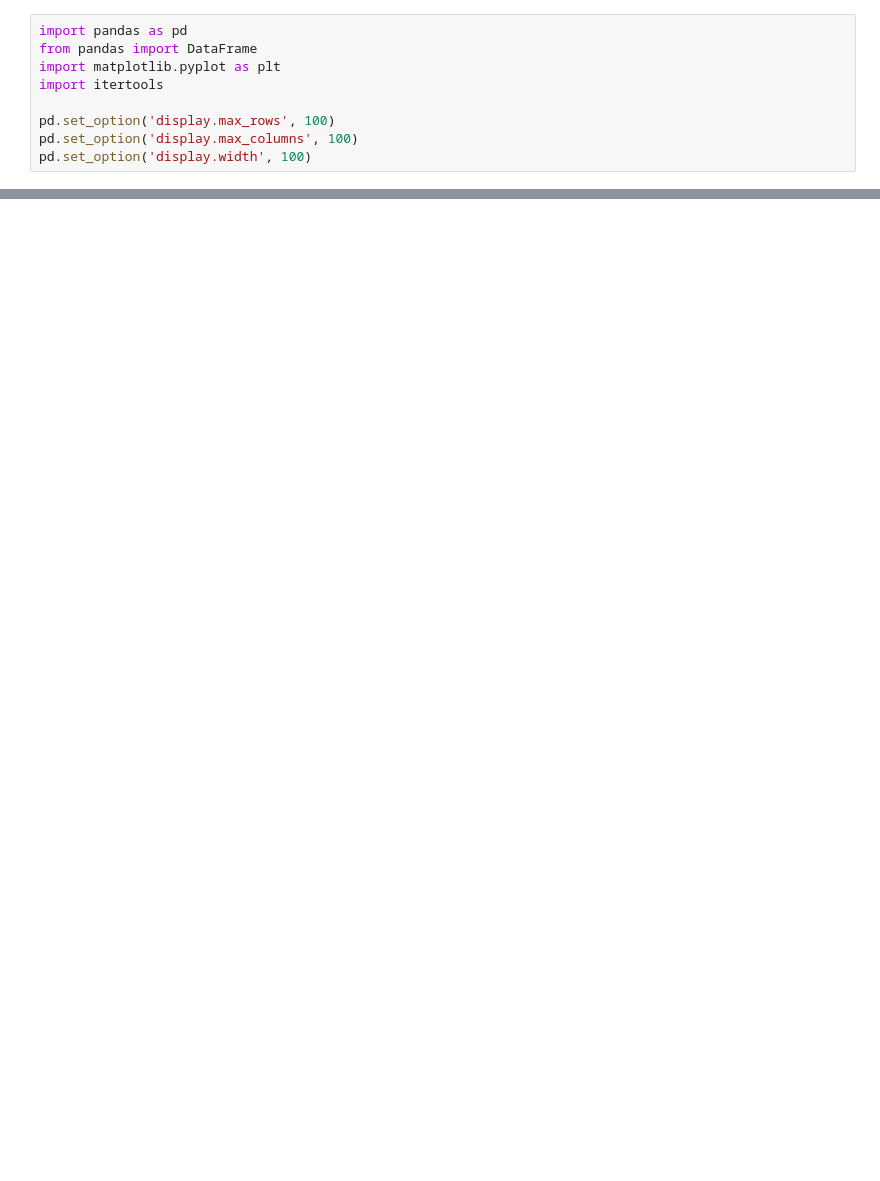
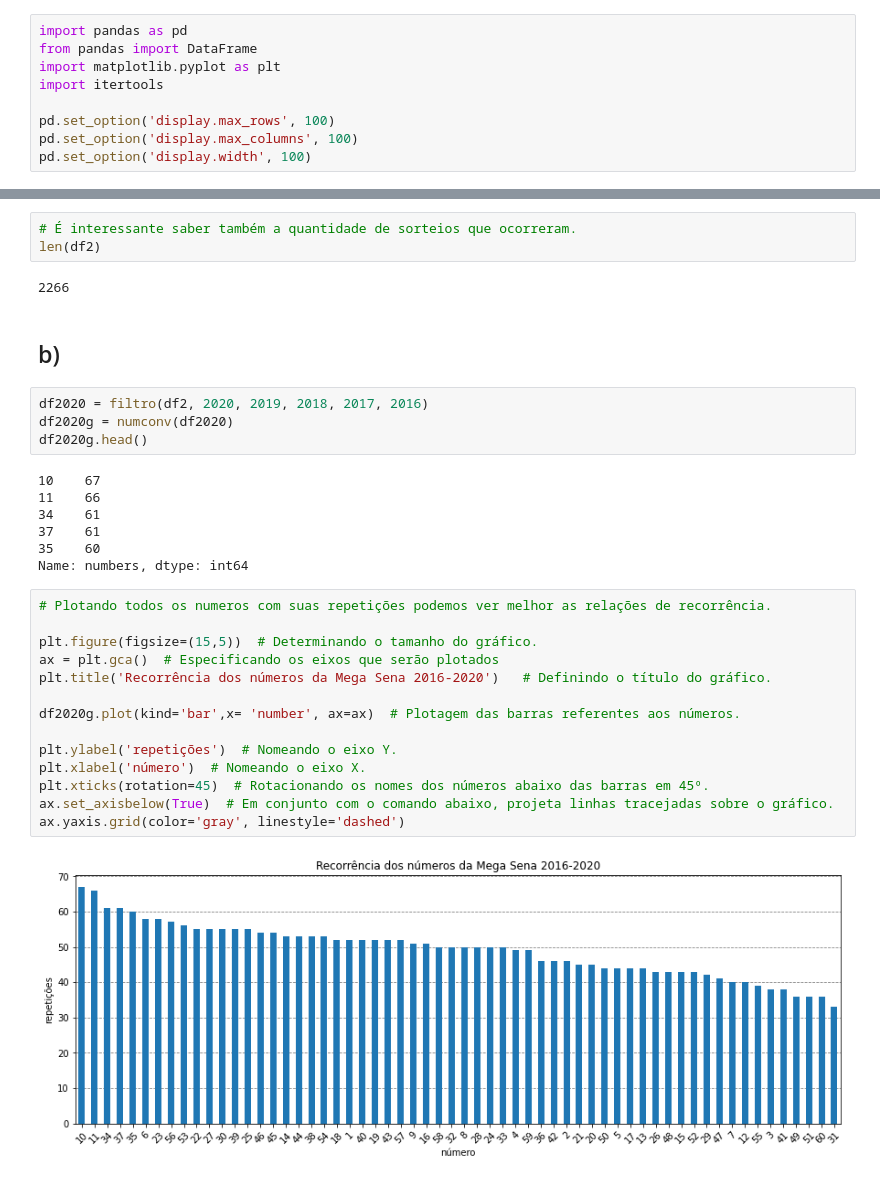
Before and after one commit to MatheusTostes/Aprendendo-Python, a Jupyter notebook: Análise Mega Sena.ipynb, the cells around one changed output, grey strips where cells are left out. Cells and saved outputs as stored; diff of their text form; blank space fills up the shorter version.

```diff
--- a/Análise Mega Sena.ipynb
+++ b/Análise Mega Sena.ipynb
@@ -172,0 +99,34 @@ ax.yaxis.grid(color='gray', linestyle='dashed')
+# %%
+# É interessante saber também a quantidade de sorteios que ocorreram.
+len(df2)
+# %% [output]
+2266
+# %% [markdown]
+## b)
+# %%
+df2020 = filtro(df2, 2020, 2019, 2018, 2017, 2016)
+df2020g = numconv(df2020)
+df2020g.head()
+# %% [output]
+10    67
+11    66
+34    61
+37    61
+35    60
+Name: numbers, dtype: int64
+# %%
+# Plotando todos os numeros com suas repetições podemos ver melhor as relações de recorrência.
+
+plt.figure(figsize=(15,5))  # Determinando o tamanho do gráfico.
+ax = plt.gca()  # Especificando os eixos que serão plotados
+plt.title('Recorrência dos números da Mega Sena 2016-2020')   # Definindo o título do gráfico.
+
+df2020g.plot(kind='bar',x= 'number', ax=ax)  # Plotagem das barras referentes aos números.
+
+plt.ylabel('repetições')  # Nomeando o eixo Y.
+plt.xlabel('número')  # Nomeando o eixo X.
+plt.xticks(rotation=45)  # Rotacionando os nomes dos números abaixo das barras em 45º.
+ax.set_axisbelow(True)  # Em conjunto com o comando abaixo, projeta linhas tracejadas sobre o gráfico.
+ax.yaxis.grid(color='gray', linestyle='dashed')
+# %% [output]
+[figure, added]
```
Also changed, not shown: parts of 49 cells of this notebook.
